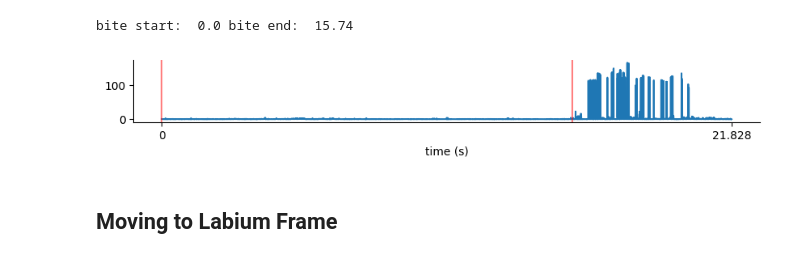
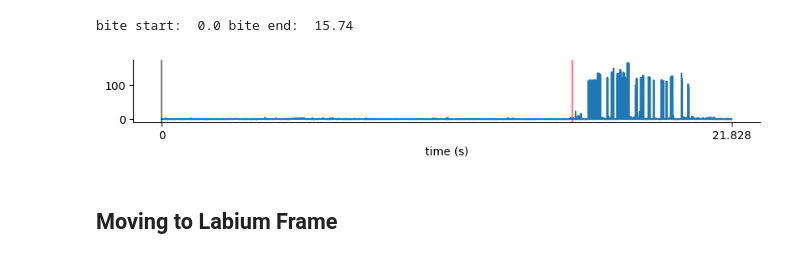
Before and after one commit to shivChitinous/bite-tracks, a Jupyter notebook: biteAnalysis.ipynb, the cells around one changed output. Cells and saved outputs as stored; diff of their text form; code cells hidden in the pictures.

```diff
--- a/biteAnalysis.ipynb
+++ b/biteAnalysis.ipynb
@@ -13,8 +13,8 @@ import bites as bt
 # %%
 plt.rcParams['pdf.fonttype'] = 42
 # %%
-vid_folder = "/Users/loaner/Documents/GitHub/legTracks/sample/"
-plot_folder = "/Users/loaner/Documents/GitHub/legTracks/plots/"
+vid_folder = "/Users/loaner/Documents/GitHub/bite-tracks/sample/"
+plot_folder = "/Users/loaner/Documents/GitHub/bite-tracks/plots/"
 # %%
 legDf = pd.read_csv(vid_folder+"Adrill_C001H001S0048DLC_resnet50_skitJul21shuffle1_4800.csv",header=[1,2],index_col=0)
 # %% [markdown]
@@ -43,12 +43,12 @@ bite start:  0.0 bite end:  15.74
 # %%
 plt.figure(figsize = (10,1))
 plt.plot(vel_lab3);
-plt.axvline(t_bite_start*n/T,color='r',alpha=0.5); plt.axvline(t_bite_end*n/T,color='r',alpha=0.5);
+plt.axvline(t_bite_start*n/T,color='k',alpha=0.5); plt.axvline(t_bite_end*n/T,color='r',alpha=0.5);
 sns.despine();
 plt.xticks([0,n],[0,T]); plt.xlabel('time (s)');
 plt.savefig(plot_folder+"bite_segmentation.pdf",bbox_inches = "tight")
 # %% [output]
-[figure, old version]
+[figure, new version]
 # %% [markdown]
 ## Moving to Labium Frame
 # %%
```
Also changed, not shown: parts of 12 cells of this notebook, 20 other files.
